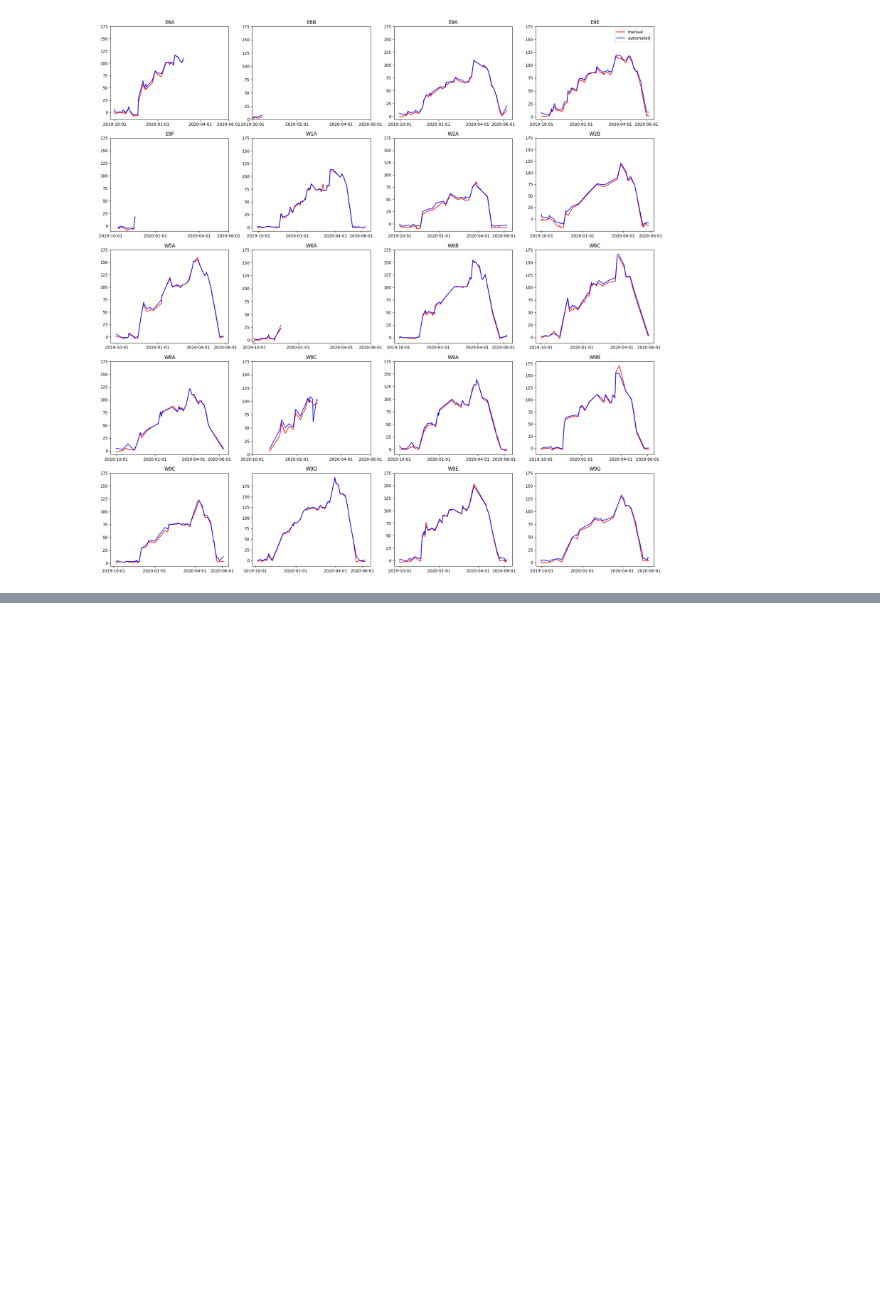
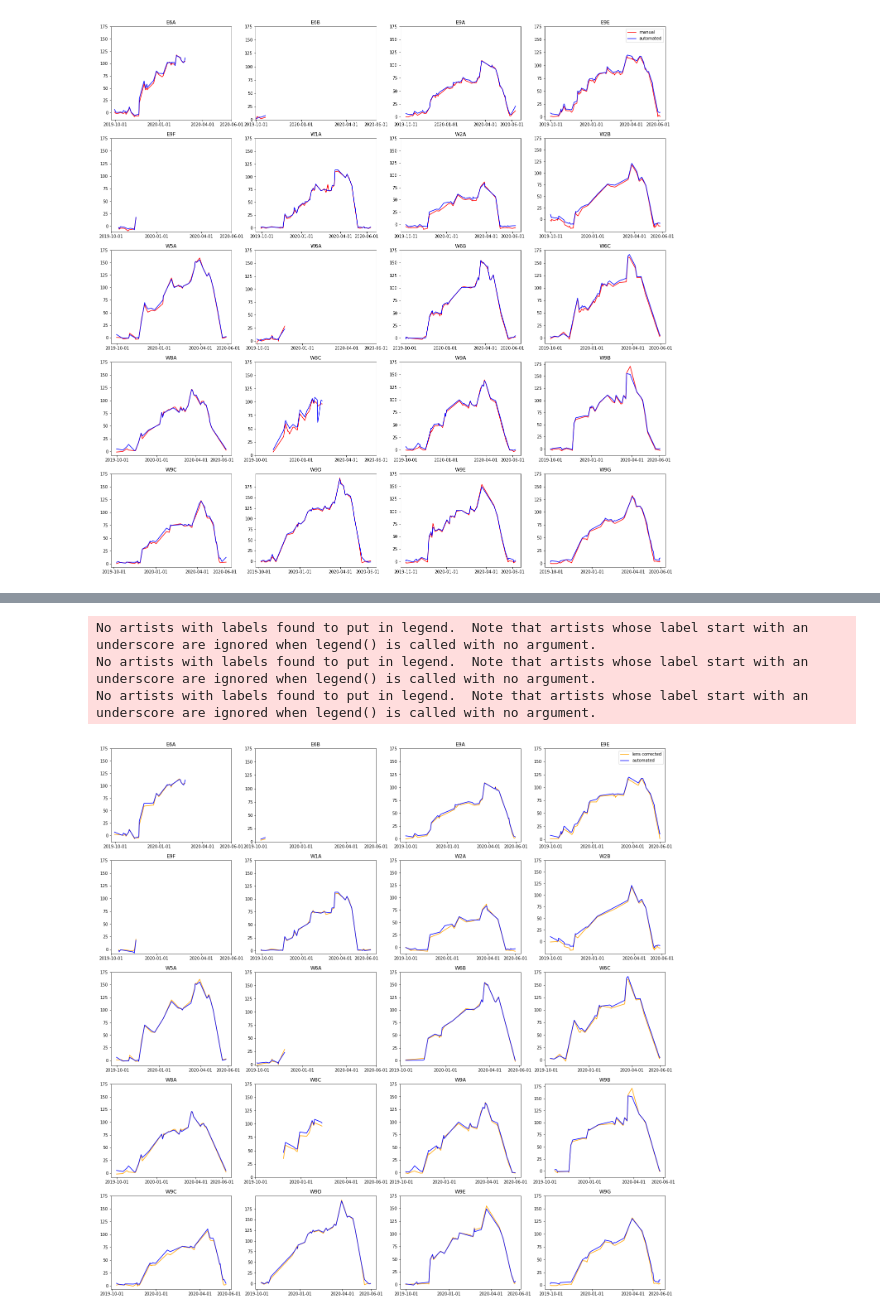
Before and after one commit to CV4EcologySchool/snow-Dayz, a Jupyter notebook: snowpoles/processing_and_analysis/model_analysis.ipynb, the cells around one changed output, grey strips where cells are left out. Drawn from its saved outputs; the diff is of its cells as text; code cells hidden in the pictures; blank space fills up the shorter version.

```diff
--- a/snowpoles/processing_and_analysis/model_analysis.ipynb
+++ b/snowpoles/processing_and_analysis/model_analysis.ipynb
@@ -117,0 +297,29 @@ plt.plot(b_actual[0], b_actual[1],  'b.',  mfc='none', markersize=20)
+# %%
+## compare to dataset with correction for lens distortion:
+pubData = pd.read_csv('/Users/catherinebreen/Documents/Chapter1/WRRsubmission/data/SNEX20_TLI_snowdepth_filenames.csv')
+lens_distortion = results.merge(pubData, left_on='filename', right_on='filename')
+## join with lens distortion camera
+lens_distortion
+lens_distortion["date"] = pd.to_datetime(lens_distortion["datetimes"])
+
+camera_list_ld = sorted(pd.unique(lens_distortion['Camera_x']))
+camera_list_ld
+fig, axs = plt.subplots(5, 4, figsize=(24, 24))
+rows = 5
+cols = 4
+idx = 0
+for row in range(rows):
+    for col in range(cols):
+        subset = lens_distortion[lens_distortion['Camera_x'] == camera_list_ld[idx]]
+        axs[row, col].plot(subset["date"],pd.to_numeric(subset['Snow Depth (cm)']), color = 'orange', label = 'lens corrected') ##actual
+        axs[row, col].plot(subset["date"],pd.to_numeric(subset['automated_depth']), color = 'blue', label = 'automated') ## pred
+        axs[row,col].set_xticks([pd.to_datetime('2019-10-01'),pd.to_datetime('2020-01-01'),pd.to_datetime('2020-04-01'),pd.to_datetime('2020-06-01')])
+        axs[row, col].set_yticks([0, 25, 50, 75, 100, 125, 150, 175])
+        axs[row,col].title.set_text(camera_list_ld[idx])
+        axs[0,3].legend()
+        idx += 1
+# %% [output]
+No artists with labels found to put in legend.  Note that artists whose label start with an underscore are ignored when legend() is called with no argument.
+No artists with labels found to put in legend.  Note that artists whose label start with an underscore are ignored when legend() is called with no argument.
+No artists with labels found to put in legend.  Note that artists whose label start with an underscore are ignored when legend() is called with no argument.
+[figure, added]
```
Also changed, not shown: parts of 16 cells of this notebook.
